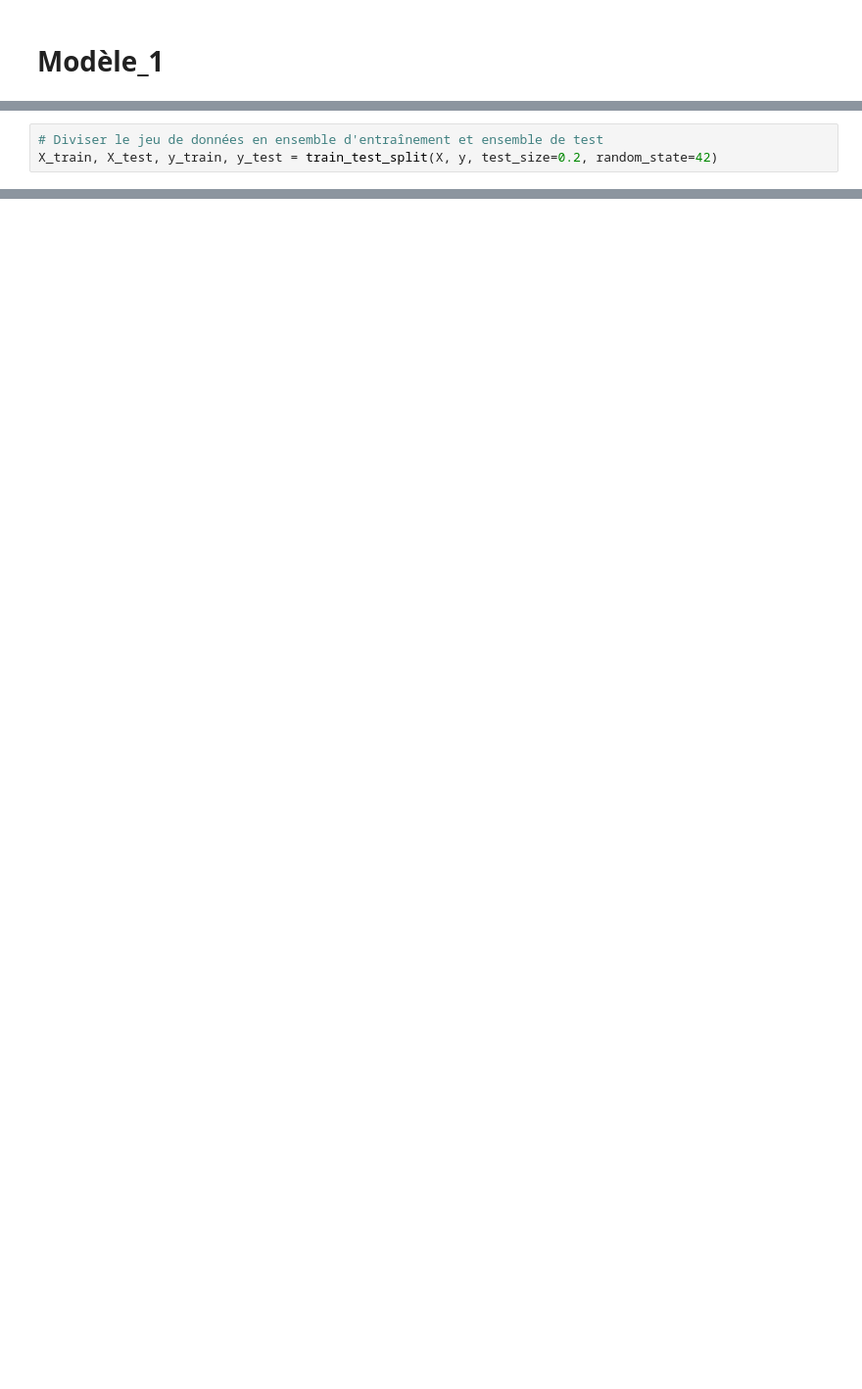
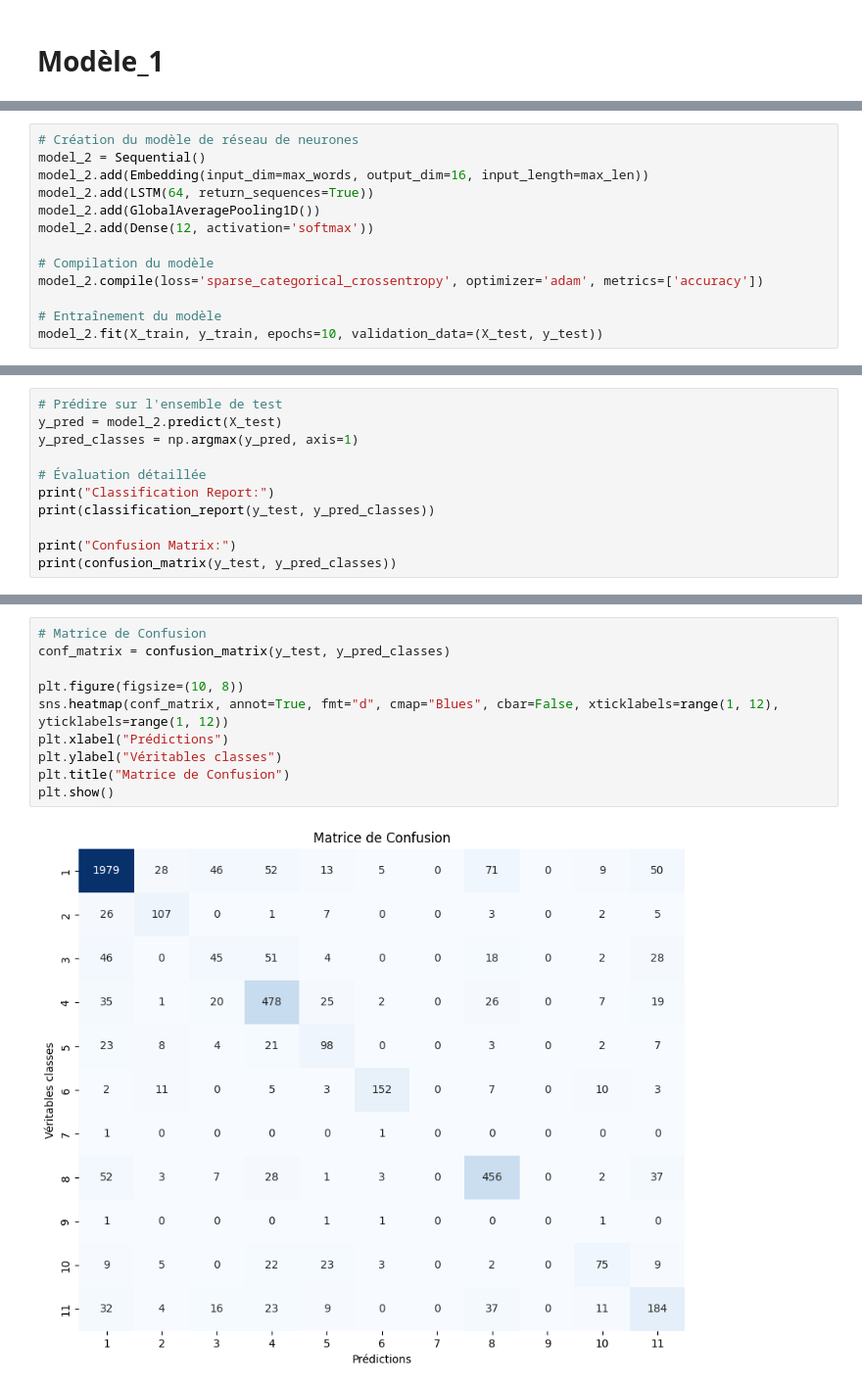
Before and after one commit to pierrebeguin/Master_2_defi_2, a Jupyter notebook: défi_2.ipynb, the cells around one changed output, grey strips where cells are left out. Shown: that part at 98% size. Saved outputs shown, nothing was run; the diff lists cells and outputs as text; blank space fills up the shorter version.

```diff
--- a/défi_2.ipynb
+++ b/défi_2.ipynb
@@ -175,3 +202,13 @@ X = pad_sequences(sequences, maxlen=max_length)
-# %%
-# Diviser le jeu de données en ensemble d'entraînement et ensemble de test
-X_train, X_test, y_train, y_test = train_test_split(X, y, test_size=0.2, random_state=42)
+# %%
+# Création du modèle de réseau de neurones
+model_2 = Sequential()
+model_2.add(Embedding(input_dim=max_words, output_dim=16, input_length=max_len))
+model_2.add(LSTM(64, return_sequences=True))
+model_2.add(GlobalAveragePooling1D())
+model_2.add(Dense(12, activation='softmax'))
+
+# Compilation du modèle
+model_2.compile(loss='sparse_categorical_crossentropy', optimizer='adam', metrics=['accuracy'])
+
+# Entraînement du modèle
+model_2.fit(X_train, y_train, epochs=10, validation_data=(X_test, y_test))
@@ -177,0 +239,11 @@ X_train, X_test, y_train, y_test = train_test_split(X, y, test_size=0.2, random_
+# %%
+# Prédire sur l'ensemble de test
+y_pred = model_2.predict(X_test)
+y_pred_classes = np.argmax(y_pred, axis=1)
+
+# Évaluation détaillée
+print("Classification Report:")
+print(classification_report(y_test, y_pred_classes))
+
+print("Confusion Matrix:")
+print(confusion_matrix(y_test, y_pred_classes))
@@ -177,0 +268,12 @@ X_train, X_test, y_train, y_test = train_test_split(X, y, test_size=0.2, random_
+# %%
+# Matrice de Confusion
+conf_matrix = confusion_matrix(y_test, y_pred_classes)
+
+plt.figure(figsize=(10, 8))
+sns.heatmap(conf_matrix, annot=True, fmt="d", cmap="Blues", cbar=False, xticklabels=range(1, 12), yticklabels=range(1, 12))
+plt.xlabel("Prédictions")
+plt.ylabel("Véritables classes")
+plt.title("Matrice de Confusion")
+plt.show()
+# %% [output]
+[figure, added]
```
Also changed, not shown: parts of 32 cells of this notebook.
